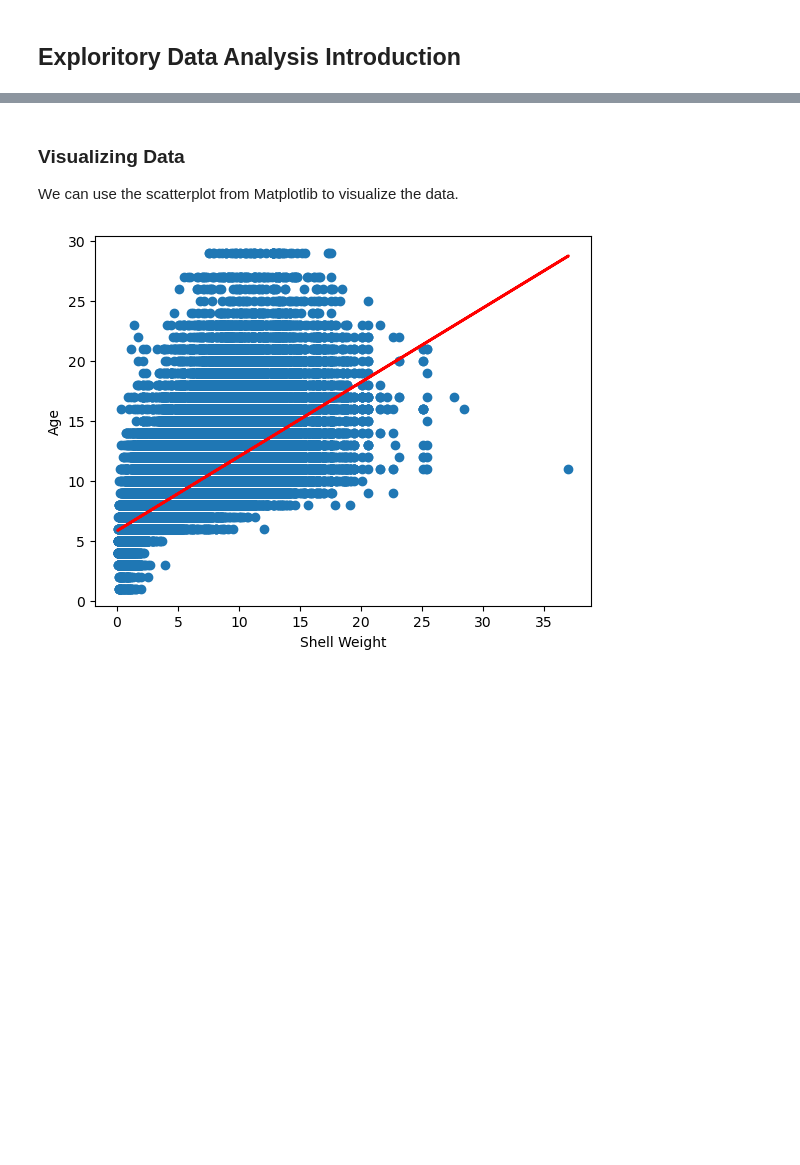
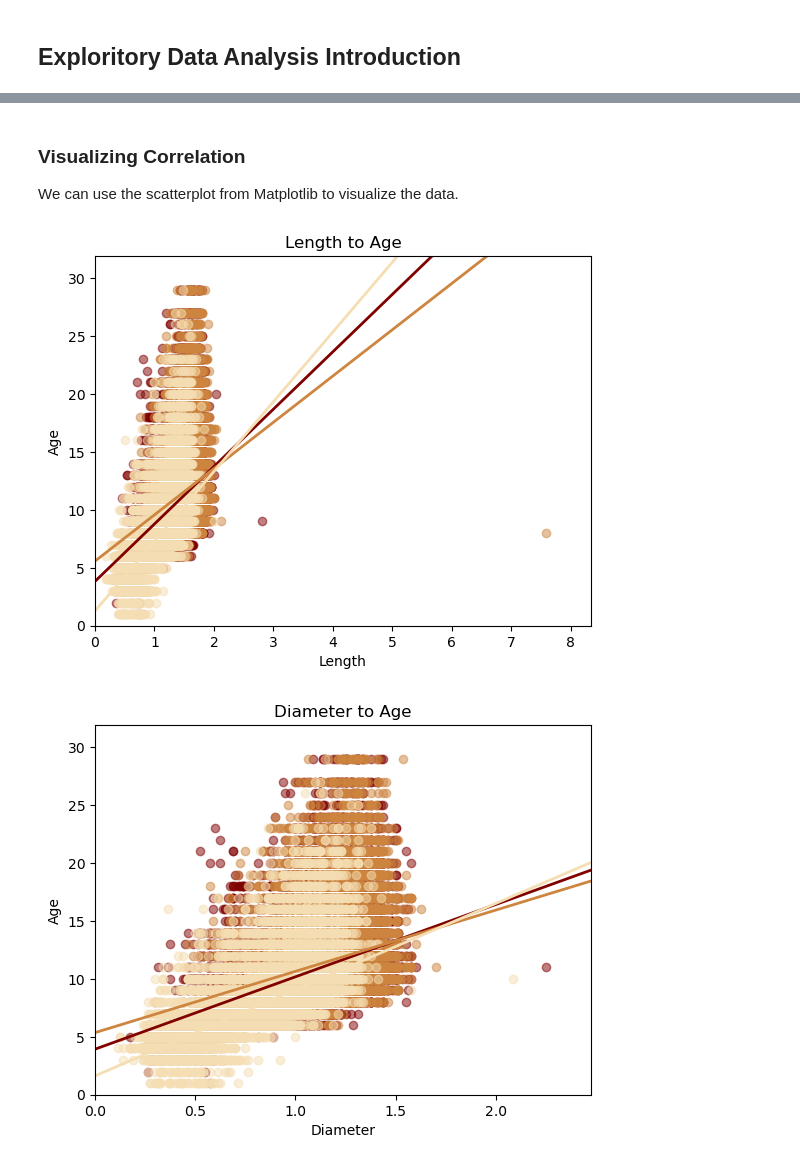
Before and after one commit to sunwoo604/Tritonhack2024-ML-Starter-Kit, a Jupyter notebook: notebook/tritonhacks24_startkit.ipynb, the cells around one changed output, grey strips where cells are left out. Cells and saved outputs as stored; diff of their text form; code cells hidden in the pictures; blank space fills up the shorter version.

Commit message:
Updated notebook
Separated data by gender, added bar charts w/ error bars for mean value, removed outliers from dataset, and added additional scatterplots/visualizations.

```diff
--- a/notebook/tritonhacks24_startkit.ipynb
+++ b/notebook/tritonhacks24_startkit.ipynb
@@ -57,10 +179,12 @@ Now that we have a basic understanding of the data, let's look for correlations
 # %%
-y = data['Age']
-X = data.drop(['id','Sex','Age'],axis=1)
+for gender in all_data:
+    print("Correlation Coefficients {}".format(gender))
+    for var in categories[:-1]:
+        X = list(all_data[gender][var])
+        y = list(all_data[gender]['Age'])
 
-print("Correlation Coefficients", "\n")
-for var in X.columns:
-    corr, _ = pearsonr(X[var],y)
+        corr, _ = pearsonr(X,y)
 
-    print('{}: {:.3f}'.format(var, corr))
+        print('{}: {:.3f}'.format(var, corr))
+    print("\n")
 # %% [output]
@@ -76,18 +208,43 @@ Shell Weight: 0.684
 # %% [markdown]
-### Visualizing Data
+### Visualizing Correlation
 
 We can use the scatterplot from Matplotlib to visualize the data.
 # %%
-X_shell_weight = X['Shell Weight']
 
-# Find line of best fit
-b, m = polyfit(X_shell_weight, y, 1)
+for var in categories[:-1]:
 
-plt.scatter(X_shell_weight, y)
+    # Title and labels of plot
+    plt.title("{} to Age".format(var))
+    plt.xlabel(var)
+    plt.ylabel("Age")
 
-plt.plot(X_shell_weight, b + m * X_shell_weight, color = 'red', linestyle = '-', linewidth = 2)
-plt.xlabel("Shell Weight")
-plt.ylabel("Age")
-plt.show()
+    # Limits of axis (used to scale plots)
+    X_max = 0
+    y_max = 0
+
+    for i, gender in enumerate(all_data):
+
+        y = all_data[gender]['Age'] # Get age data, (dependent variable)
+
+        X = all_data[gender].drop(['id','Sex','Age'],axis=1) # Get data without id, sex, and age
+
+        # Update max X/y of plot
+        X_max = max(np.max(X[var]), X_max)
+        y_max = max(np.max(y), y_max)
+
+        lsq = np.polyfit(X[var], y, 1) # Calculate line of best fit
+
+        plt.scatter(X[var], y, c = colors[i], alpha = 0.5) # Plot points on scatterplot
+
+        x_extend = np.linspace(0, 100, 100) # Extend line of best fit to edge of graph
+
+        plt.plot(x_extend, np.polyval(lsq, x_extend), color = colors[i], linestyle = '-', linewidth = 2) # Draw line of best fit
+
+    # Set limit of plot axis and show plot
+    plt.xlim(0, X_max + 0.1 * X_max)
+    plt.ylim(0, y_max + 0.1 * y_max)
+    plt.show()
+    print("\n")
 # %% [output]
-[figure, old version]
+[figure, new version]
+[figure, added]
```
Also changed, not shown: parts of 22 cells of this notebook.
